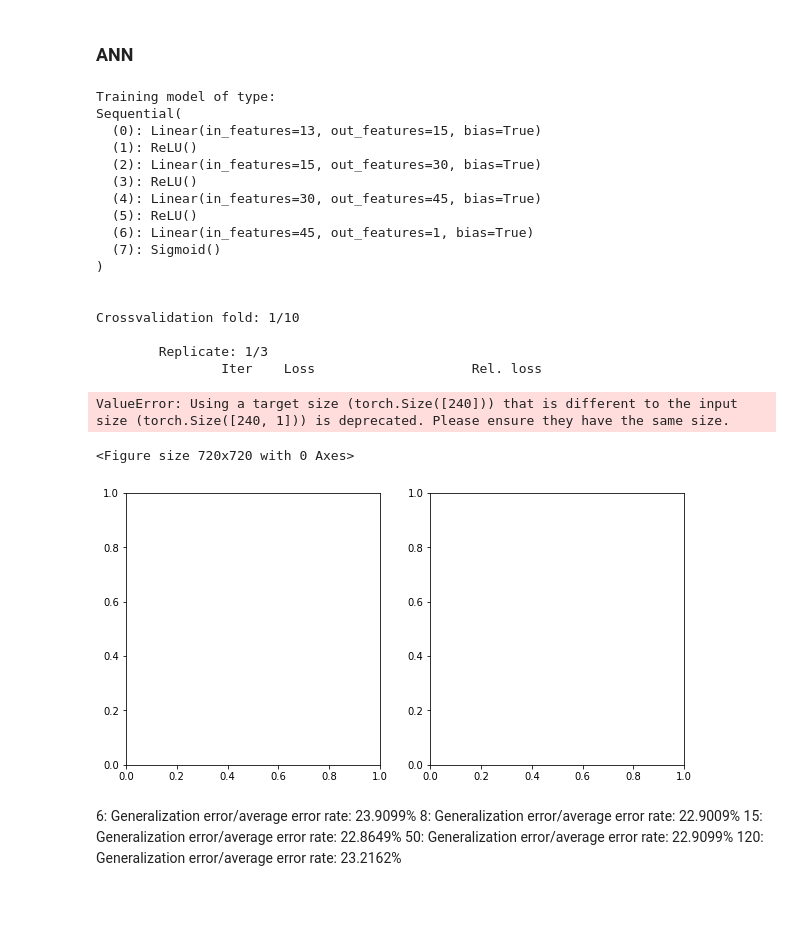
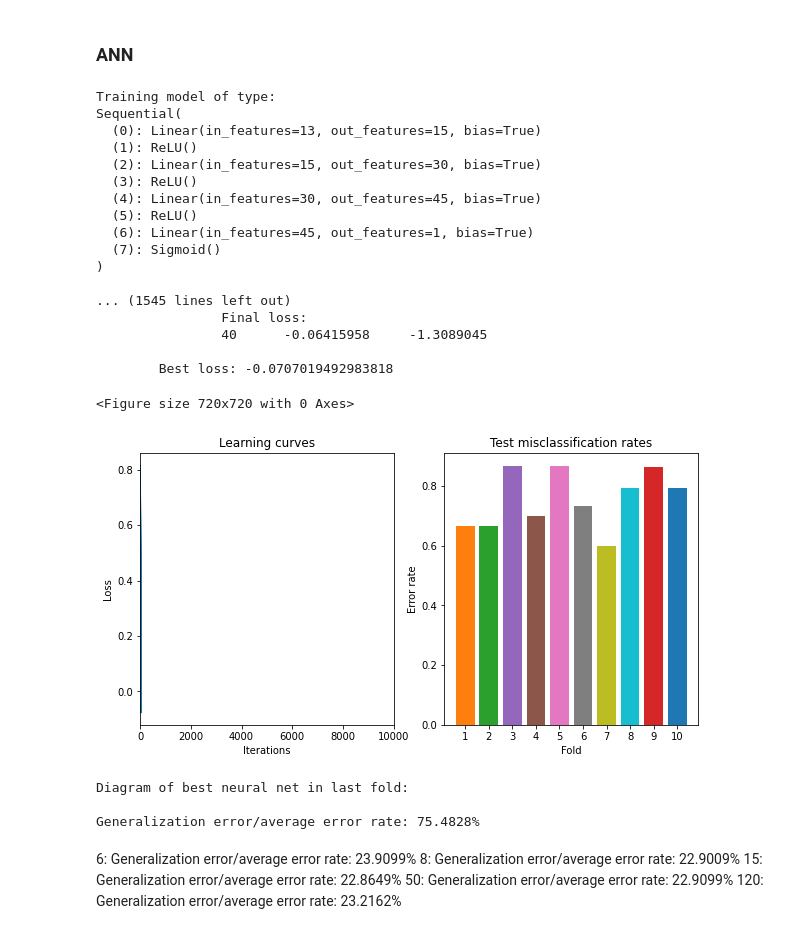
Before and after one commit to WizenPainter/DTU-02450, a Jupyter notebook: Assignment 1/project.ipynb, the cells around one changed output. Drawn from its saved outputs; the diff is of its cells as text; code cells hidden in the pictures; blank space fills up the shorter version.

```diff
--- a/Assignment 1/project.ipynb
+++ b/Assignment 1/project.ipynb
@@ -801,7 +801,7 @@ for k, (partition_index, test_index) in enumerate(CV.split(X,y)):
         net, final_loss, learning_curve = train_neural_net(model,
                                                        loss_fn,
                                                        X=torch.squeeze(X_train),
-                                                       y=y_train,
+                                                       y=y_train.unsqueeze(1),
                                                        n_replicates=3,
                                                        max_iter=max_iter)
 
@@ -848,40 +848,42 @@ summaries_axes[1].set_ylabel('Error rate');
 summaries_axes[1].set_title('Test misclassification rates')
 
 # Show the plots
 plt.show(decision_boundaries.number) # try these lines if the following code fails (depends on package versions)
 plt.show(summaries.number)
 plt.show()
 
 # Display a diagram of the best network in last fold
 print('Diagram of best neural net in last fold:')
 weights = [net[i].weight.data.numpy().T for i in [0,2]]
 biases = [net[i].bias.data.numpy() for i in [0,2]]
 tf =  [str(net[i]) for i in [1,3]]
 # draw_neural_net(weights, biases, tf)
 
 # Print the average classification error rate
 print('\nGeneralization error/average error rate: {0}%'.format(round(100*np.mean(errors),4)))
 # %% [output]
 Training model of type:
 Sequential(
   (0): Linear(in_features=13, out_features=15, bias=True)
   (1): ReLU()
   (2): Linear(in_features=15, out_features=30, bias=True)
   (3): ReLU()
   (4): Linear(in_features=30, out_features=45, bias=True)
   (5): ReLU()
   (6): Linear(in_features=45, out_features=1, bias=True)
   (7): Sigmoid()
 )
 
+... (1545 lines left out)
+                Final loss:
+                40      -0.06415958     -1.3089045
 
-Crossvalidation fold: 1/10
-
-        Replicate: 1/3
-                Iter    Loss                    Rel. loss
+        Best loss: -0.0707019492983818
-ValueError: Using a target size (torch.Size([240])) that is different to the input size (torch.Size([240, 1])) is deprecated. Please ensure they have the same size.
+<Figure size 720x720 with 0 Axes>
+[figure, new version]
-<Figure size 720x720 with 0 Axes>
+Diagram of best neural net in last fold:
+
+Generalization error/average error rate: 75.4828%
-[figure, old version]
 # %% [markdown]
 6: Generalization error/average error rate: 23.9099%
 8: Generalization error/average error rate: 22.9009%
```
Also changed, not shown: parts of 9 cells of this notebook, 1 other file.
